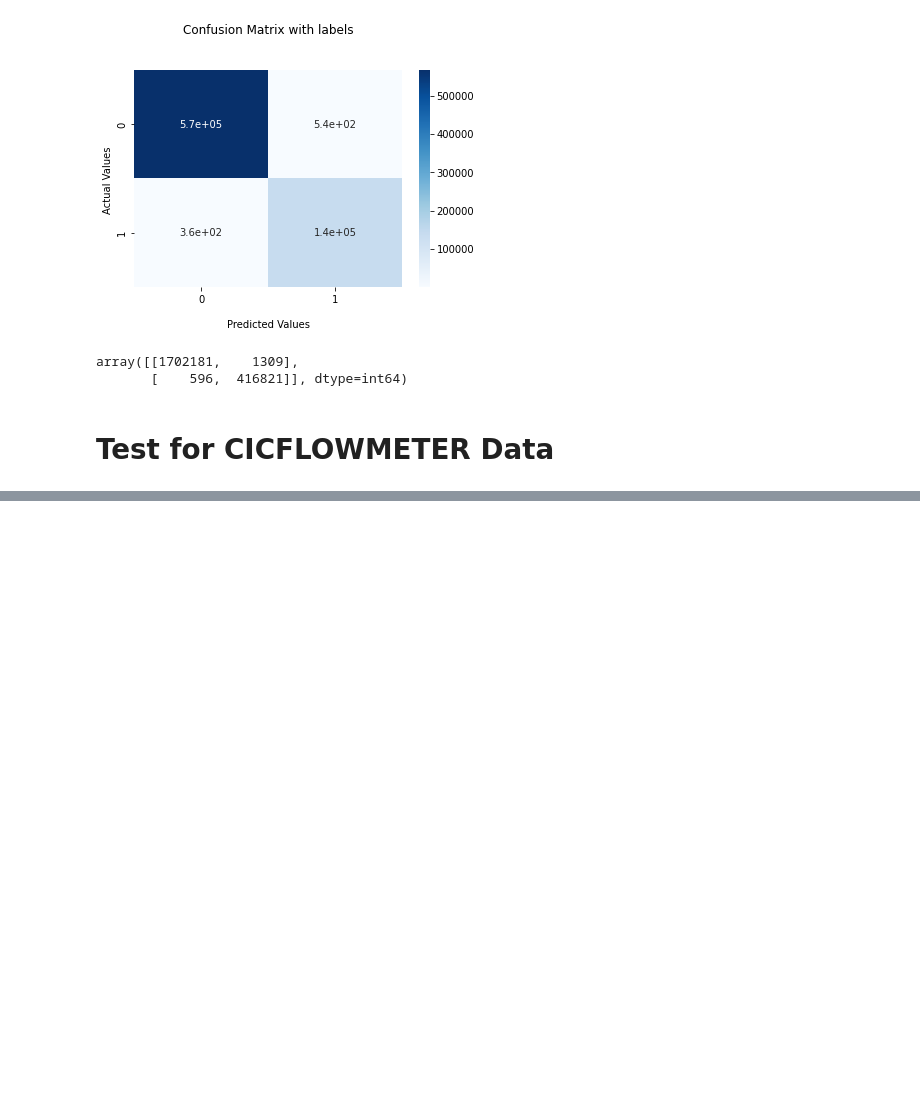
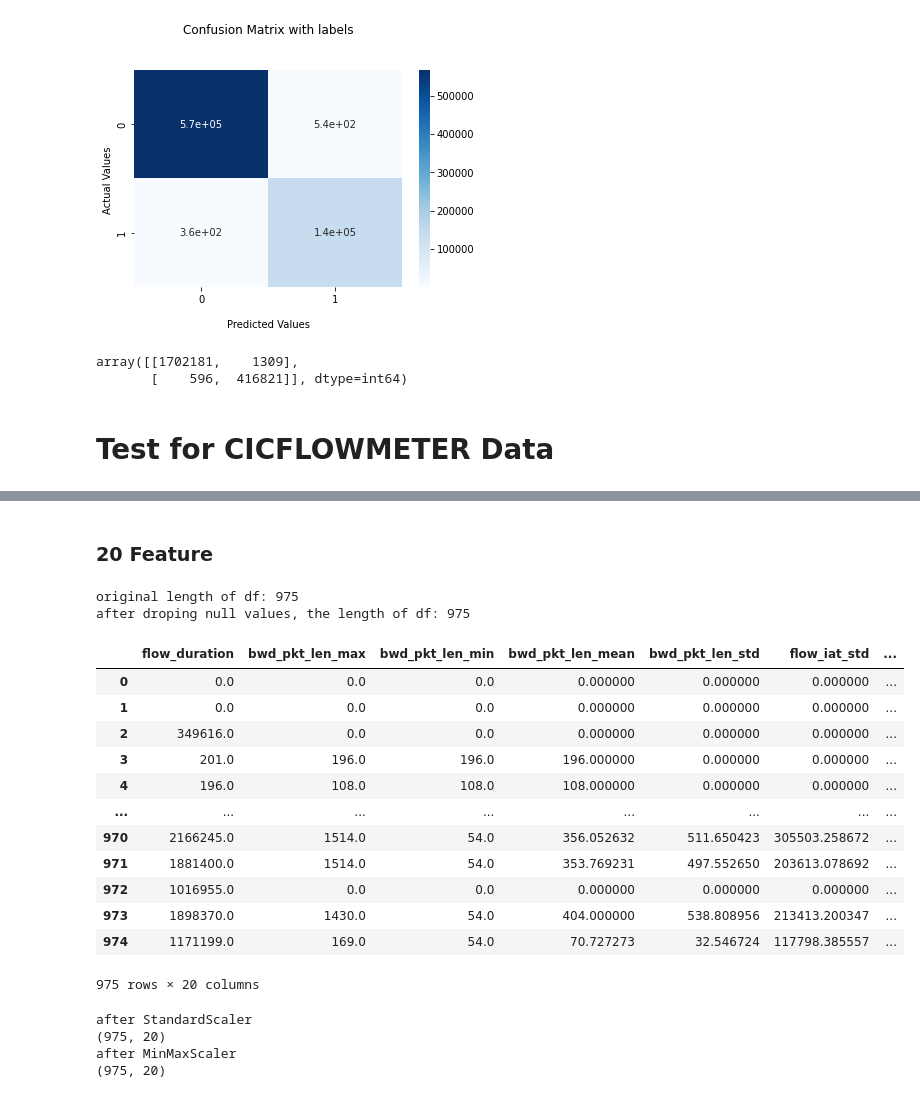
Before and after one commit to 0222826398/AIBOX_model, a Jupyter notebook: formodel.ipynb, the cells around one changed output, grey strips where cells are left out. Cells and saved outputs as stored; diff of their text form; code cells hidden in the pictures; blank space fills up the shorter version.

```diff
--- a/formodel.ipynb
+++ b/formodel.ipynb
@@ -258,0 +287,63 @@ percentage of Legit: 100.0
+# %% [markdown]
+### 20 Feature
+# %%
+###### 資料讀取 實際測試時此區改為讀取攔截之封包資料
+import numpy as np # linear algebra
+import pandas as pd # data processing, CSV file I/O (e.g. pd.read_csv)
+import os
+
+df = pd.read_csv("MachineLearningCSV/testflows.csv")
+
+df.columns = df.columns.str.strip()
+print("original length of df:", len(df))
+df.replace([np.inf, -np.inf], np.nan, inplace=True)
+df.dropna(inplace=True)
+print("after droping null values, the length of df:", len(df))
+# %% [output]
+original length of df: 975
+after droping null values, the length of df: 975
+# %%
+df = df[["flow_duration" , "bwd_pkt_len_max", "bwd_pkt_len_min", "bwd_pkt_len_mean", "bwd_pkt_len_std", "flow_iat_std", "flow_iat_max", "fwd_iat_tot", "fwd_iat_std", "fwd_iat_max",
+         "pkt_len_min", "pkt_len_max", "pkt_len_mean", "pkt_len_std", "pkt_len_var", "pkt_size_avg", "bwd_seg_size_avg", "idle_mean", "idle_max", "idle_min"]]
+df
+# %% [output]
+|  | flow_duration | bwd_pkt_len_max | bwd_pkt_len_min | bwd_pkt_len_mean | bwd_pkt_len_std | flow_iat_std | ... |
+| 0 | 0.0 | 0.0 | 0.0 | 0.000000 | 0.000000 | 0.000000 | ... |
+| 1 | 0.0 | 0.0 | 0.0 | 0.000000 | 0.000000 | 0.000000 | ... |
+| 2 | 349616.0 | 0.0 | 0.0 | 0.000000 | 0.000000 | 0.000000 | ... |
+| 3 | 201.0 | 196.0 | 196.0 | 196.000000 | 0.000000 | 0.000000 | ... |
+| 4 | 196.0 | 108.0 | 108.0 | 108.000000 | 0.000000 | 0.000000 | ... |
+| ... | ... | ... | ... | ... | ... | ... | ... |
+| 970 | 2166245.0 | 1514.0 | 54.0 | 356.052632 | 511.650423 | 305503.258672 | ... |
+| 971 | 1881400.0 | 1514.0 | 54.0 | 353.769231 | 497.552650 | 203613.078692 | ... |
+| 972 | 1016955.0 | 0.0 | 0.0 | 0.000000 | 0.000000 | 0.000000 | ... |
+| 973 | 1898370.0 | 1430.0 | 54.0 | 404.000000 | 538.808956 | 213413.200347 | ... |
+| 974 | 1171199.0 | 169.0 | 54.0 | 70.727273 | 32.546724 | 117798.385557 | ... |
+975 rows × 20 columns
+# %%
+# data split and preprocess
+from sklearn.model_selection import train_test_split
+import joblib
+
+std_scaler,mm_scaler,le = joblib.load("model/std_mm_le_20_feature.save")
+
+X = df
+
+X = std_scaler.transform(X)
+
+print("after StandardScaler")
+print(X.shape)
+
+X = mm_scaler.transform(X)
+
+print("after MinMaxScaler")
+print(X.shape)
+
+#標籤編碼 可不跑
+# y_train = le.transform(y_train)
+# y_test = le.transform(y_test)
+# %% [output]
+after StandardScaler
+(975, 20)
+after MinMaxScaler
+(975, 20)
```
Also changed, not shown: parts of 19 cells of this notebook.
